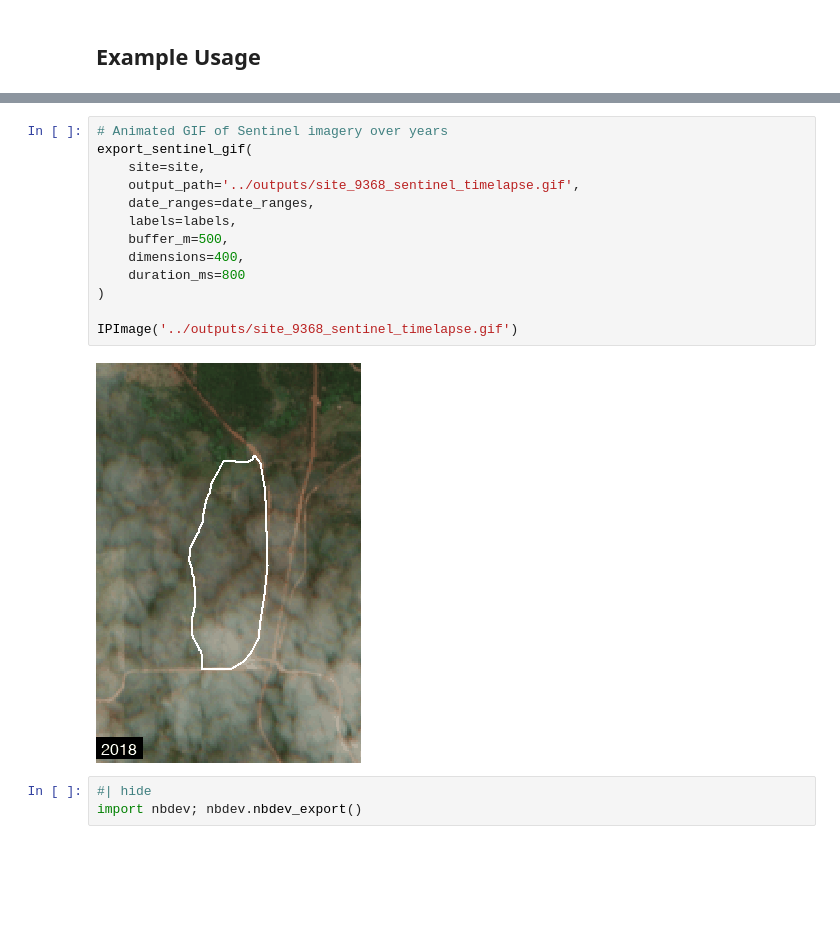
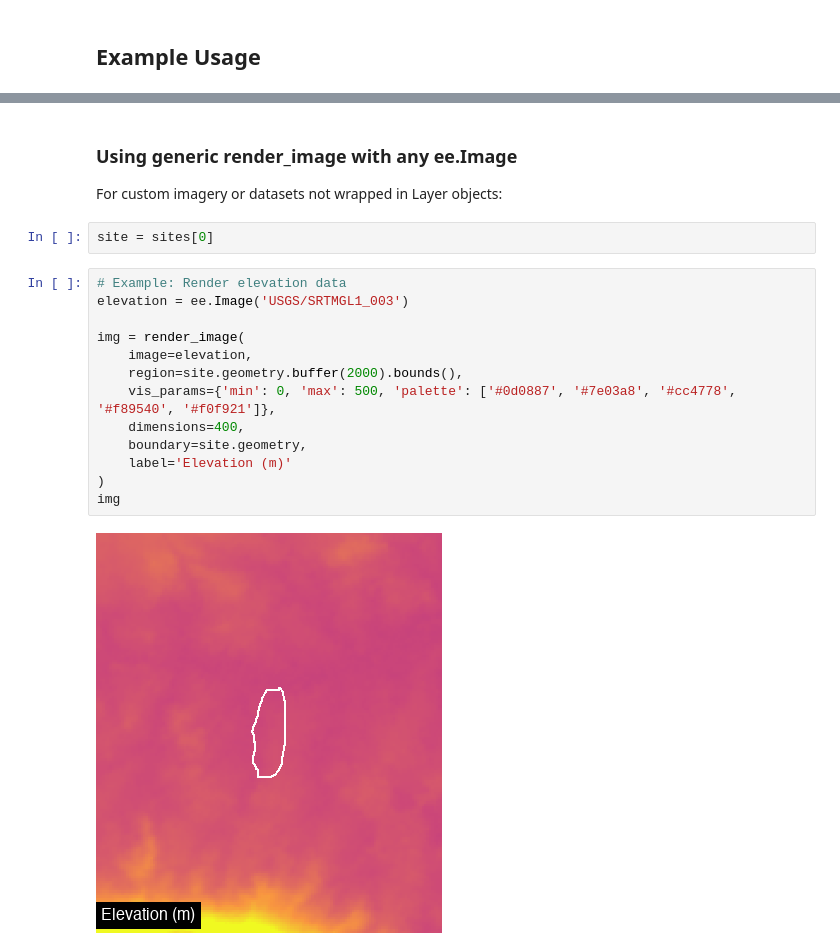
Before and after one commit to aliceheiman/gee-polygons, a Jupyter notebook: nbs/05_visualize.ipynb, the cells around one changed output, grey strips where cells are left out. Drawn from its saved outputs; the diff is of its cells as text; blank space fills up the shorter version.

```diff
--- a/nbs/05_visualize.ipynb
+++ b/nbs/05_visualize.ipynb
@@ -1096,18 +550,21 @@ IPImage('../outputs/site_9368_sentinel_timestrip.png')
-# %%
-# Animated GIF of Sentinel imagery over years
-export_sentinel_gif(
-    site=site,
-    output_path='../outputs/site_9368_sentinel_timelapse.gif',
-    date_ranges=date_ranges,
-    labels=labels,
-    buffer_m=500,
-    dimensions=400,
-    duration_ms=800
-)
-
-IPImage('../outputs/site_9368_sentinel_timelapse.gif')
-# %% [output]
-[figure, removed]
-# %%
-#| hide
-import nbdev; nbdev.nbdev_export()
+# %% [markdown]
+### Using generic render_image with any ee.Image
+
+For custom imagery or datasets not wrapped in Layer objects:
+# %%
+site = sites[0]
+# %%
+# Example: Render elevation data
+elevation = ee.Image('USGS/SRTMGL1_003')
+
+img = render_image(
+    image=elevation,
+    region=site.geometry.buffer(2000).bounds(),
+    vis_params={'min': 0, 'max': 500, 'palette': ['#0d0887', '#7e03a8', '#cc4778', '#f89540', '#f0f921']},
+    dimensions=400,
+    boundary=site.geometry,
+    label='Elevation (m)'
+)
+img
+# %% [output]
+[figure, added]
```
Also changed, not shown: parts of 45 cells of this notebook, 10 other files.
